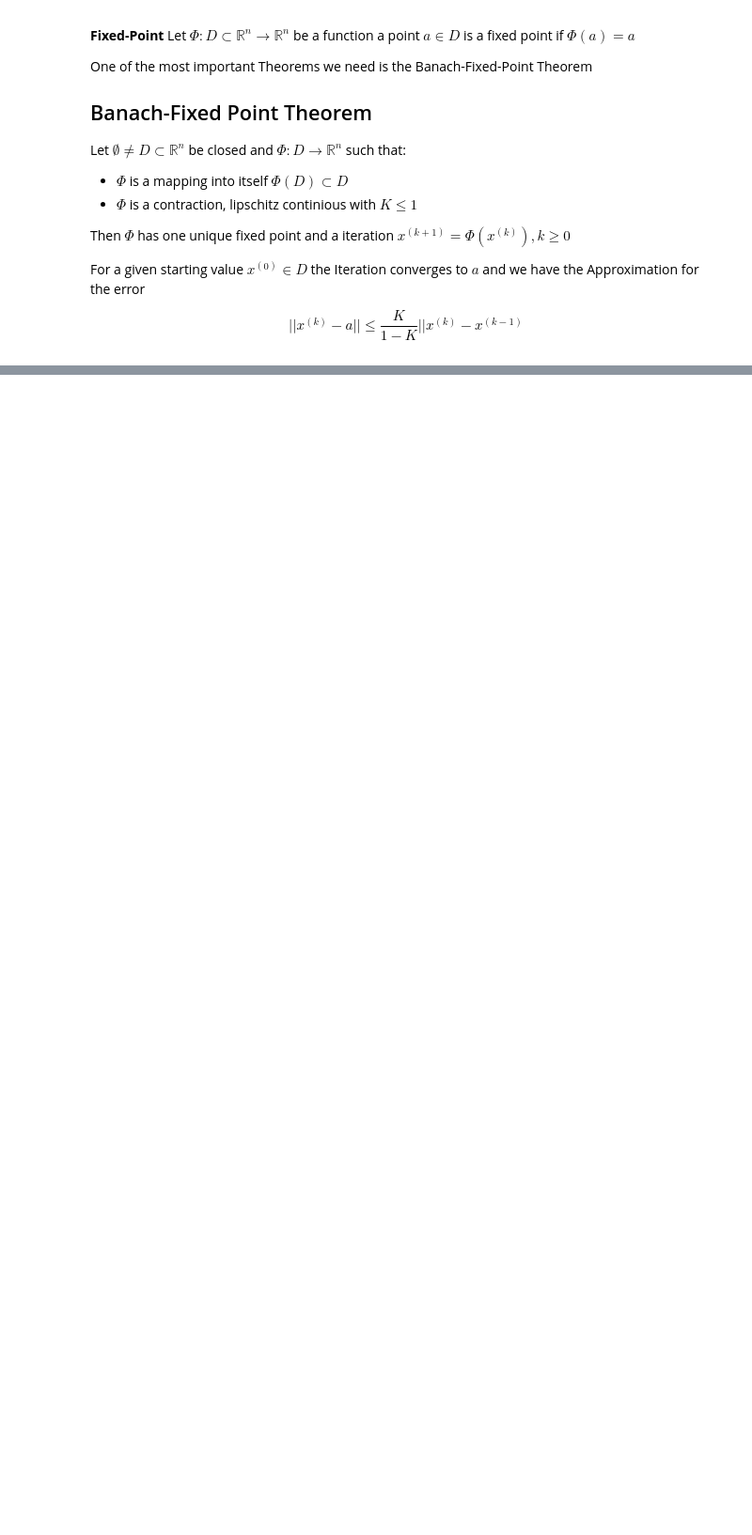
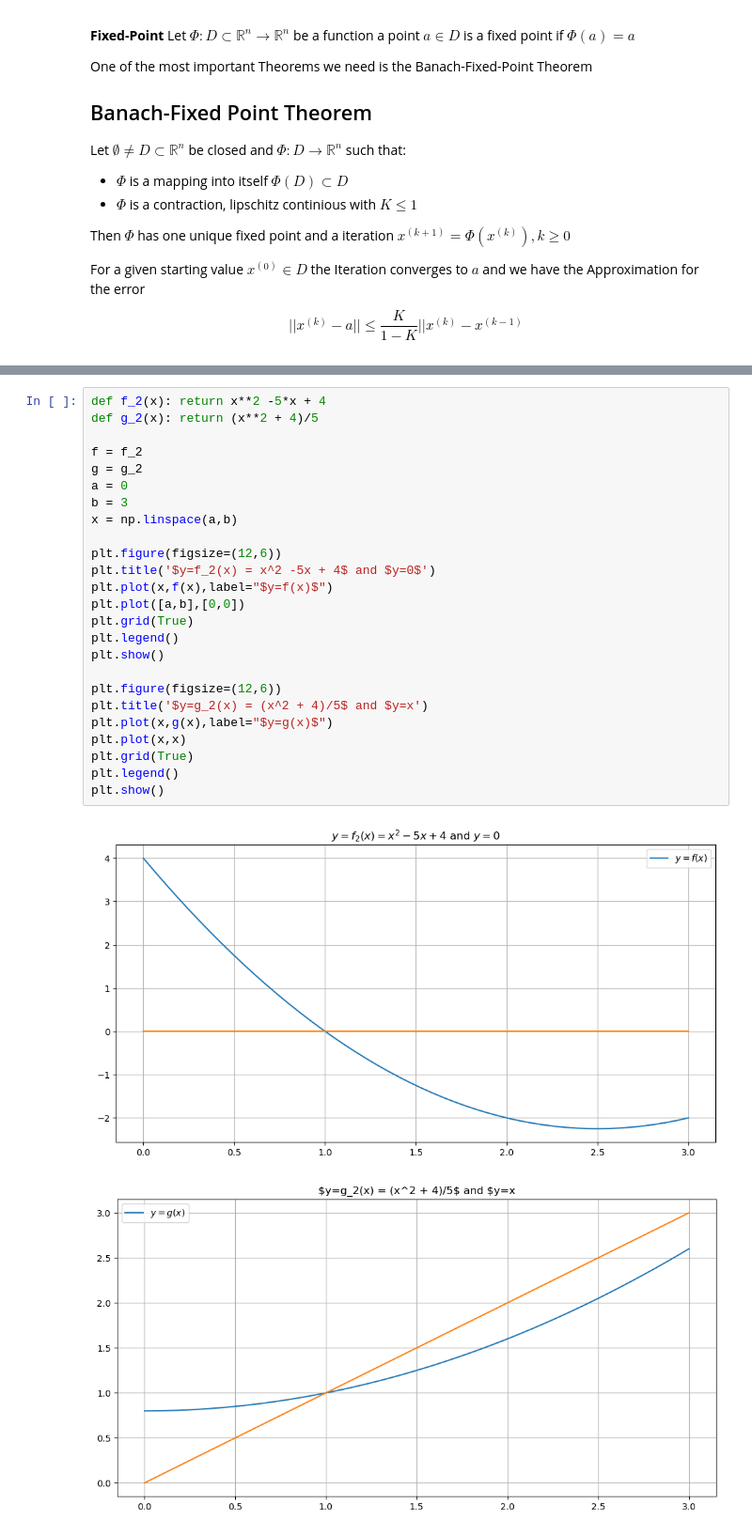
Before and after one commit to LukasMeinschad/Numerical_Analysis, a Jupyter notebook: Numerical_Math_II/Nonlinear_Systems_of_Equations.ipynb, the cells around one changed output, grey strips where cells are left out. Shown at 94% size. Cells and saved outputs as stored; diff of their text form; blank space fills up the shorter version.

```diff
--- a/Numerical_Math_II/Nonlinear_Systems_of_Equations.ipynb
+++ b/Numerical_Math_II/Nonlinear_Systems_of_Equations.ipynb
@@ -86,0 +112,28 @@ Iteration n0: 48, x = -1.9999973788287109
+# %%
+def f_2(x): return x**2 -5*x + 4
+def g_2(x): return (x**2 + 4)/5
+
+f = f_2
+g = g_2
+a = 0
+b = 3
+x = np.linspace(a,b)
+
+plt.figure(figsize=(12,6))
+plt.title('$y=f_2(x) = x^2 -5x + 4$ and $y=0$')
+plt.plot(x,f(x),label="$y=f(x)$")
+plt.plot([a,b],[0,0])
+plt.grid(True)
+plt.legend()
+plt.show()
+
+plt.figure(figsize=(12,6))
+plt.title('$y=g_2(x) = (x^2 + 4)/5$ and $y=x')
+plt.plot(x,g(x),label="$y=g(x)$")
+plt.plot(x,x)
+plt.grid(True)
+plt.legend()
+plt.show()
+# %% [output]
+[figure, added]
+[figure, added]
```
Also changed, not shown: parts of 13 cells of this notebook.
